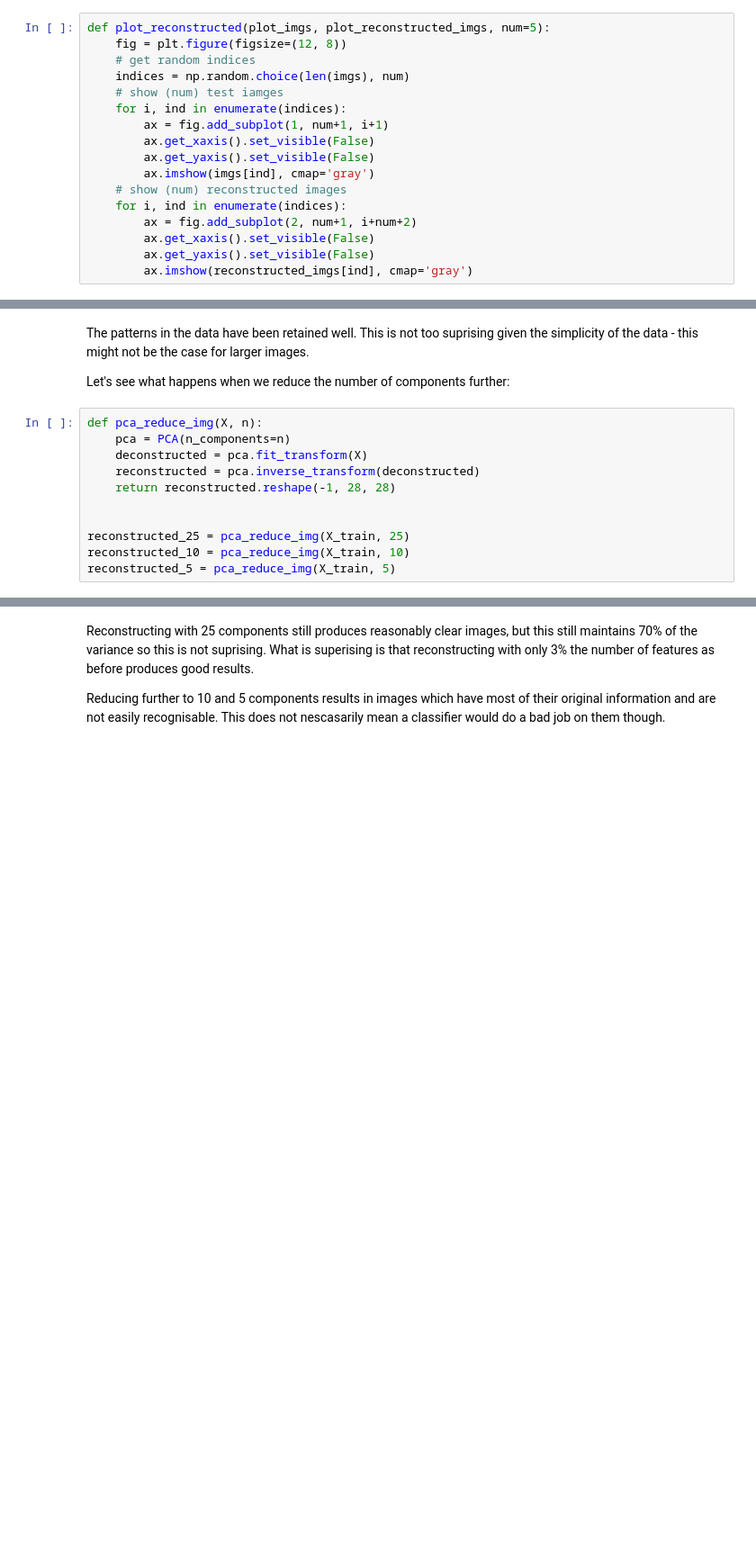
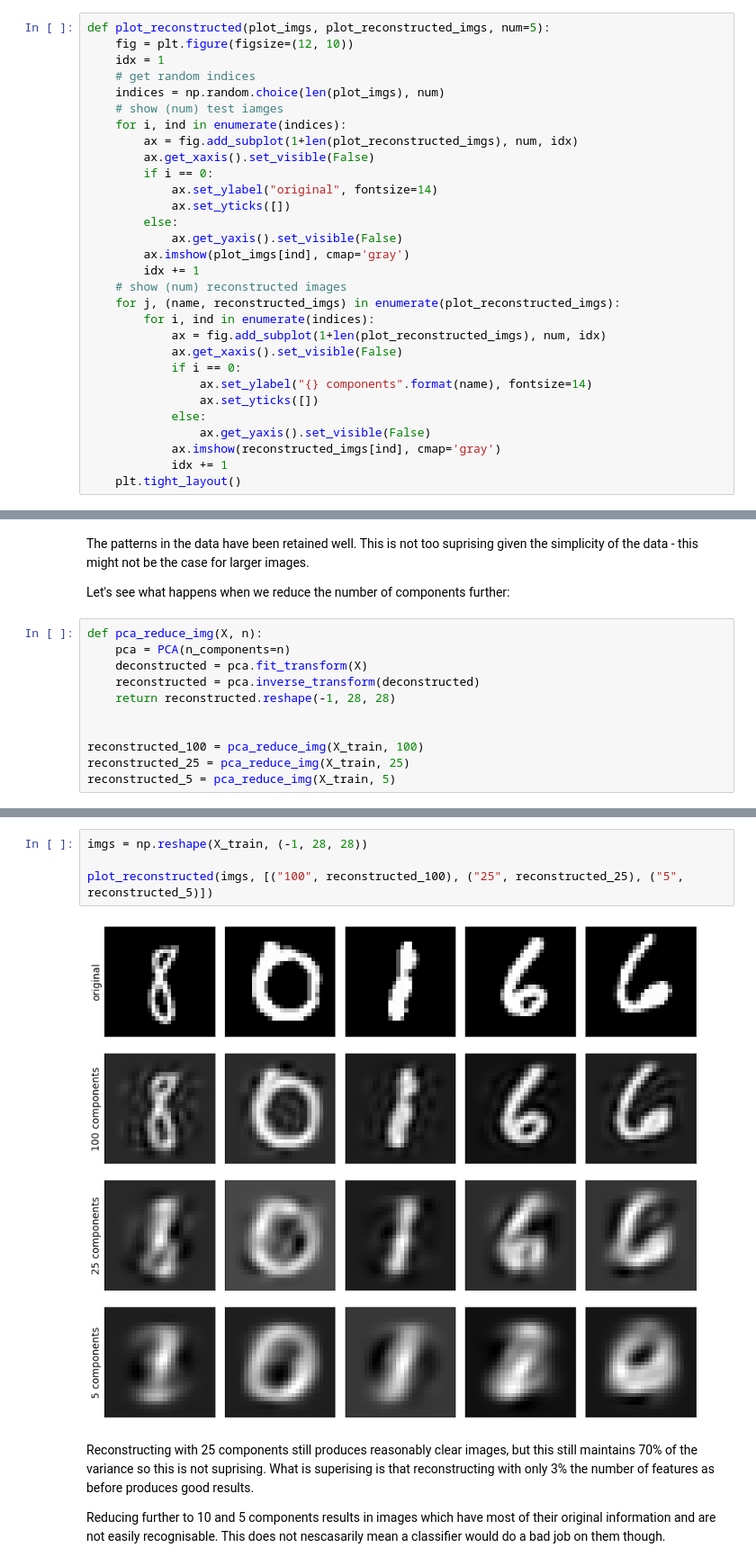
Before and after one commit to kaihulme/ml-analysis, a Jupyter notebook: notebooks/01_data_analysis.ipynb, the cells around one changed output, grey strips where cells are left out. Shown at 90% size. Saved outputs shown, nothing was run; the diff lists cells and outputs as text; blank space fills up the shorter version.

```diff
--- a/notebooks/01_data_analysis.ipynb
+++ b/notebooks/01_data_analysis.ipynb
@@ -196,19 +198,32 @@ reconstructed_50.shape
 We can create a function to compare n images to their reconstructions as follows:
 # %%
 def plot_reconstructed(plot_imgs, plot_reconstructed_imgs, num=5):
-    fig = plt.figure(figsize=(12, 8))
+    fig = plt.figure(figsize=(12, 10))
+    idx = 1
     # get random indices
-    indices = np.random.choice(len(imgs), num)
+    indices = np.random.choice(len(plot_imgs), num)
     # show (num) test iamges
     for i, ind in enumerate(indices):
-        ax = fig.add_subplot(1, num+1, i+1)
+        ax = fig.add_subplot(1+len(plot_reconstructed_imgs), num, idx)
         ax.get_xaxis().set_visible(False)
-        ax.get_yaxis().set_visible(False)
-        ax.imshow(imgs[ind], cmap='gray')
+        if i == 0:
+            ax.set_ylabel("original", fontsize=14)
+            ax.set_yticks([])
+        else:
+            ax.get_yaxis().set_visible(False)
+        ax.imshow(plot_imgs[ind], cmap='gray')
+        idx += 1
     # show (num) reconstructed images
-    for i, ind in enumerate(indices):
-        ax = fig.add_subplot(2, num+1, i+num+2)
-        ax.get_xaxis().set_visible(False)
-        ax.get_yaxis().set_visible(False)
-        ax.imshow(reconstructed_imgs[ind], cmap='gray')
+    for j, (name, reconstructed_imgs) in enumerate(plot_reconstructed_imgs):
+        for i, ind in enumerate(indices):
+            ax = fig.add_subplot(1+len(plot_reconstructed_imgs), num, idx)
+            ax.get_xaxis().set_visible(False)
+            if i == 0:
+                ax.set_ylabel("{} components".format(name), fontsize=14)
+                ax.set_yticks([])
+            else:
+                ax.get_yaxis().set_visible(False)
+            ax.imshow(reconstructed_imgs[ind], cmap='gray')
+            idx += 1
+    plt.tight_layout()
 # %%
@@ -232,6 +244,6 @@ def pca_reduce_img(X, n):
     return reconstructed.reshape(-1, 28, 28)
 
 
+reconstructed_100 = pca_reduce_img(X_train, 100)
 reconstructed_25 = pca_reduce_img(X_train, 25)
-reconstructed_10 = pca_reduce_img(X_train, 10)
 reconstructed_5 = pca_reduce_img(X_train, 5)
@@ -257,3 +250,9 @@ plt.show()
+# %%
+imgs = np.reshape(X_train, (-1, 28, 28))
+
+plot_reconstructed(imgs, [("100", reconstructed_100), ("25", reconstructed_25), ("5", reconstructed_5)])
+# %% [output]
+[figure, added]
 # %% [markdown]
 Reconstructing with 25 components still produces reasonably clear images, but this still maintains 70% of the variance so this is not suprising. What is superising is that reconstructing with only 3% the number of features as before produces good results.
 
```
Also changed, not shown: parts of 21 cells of this notebook, 12 other files.
